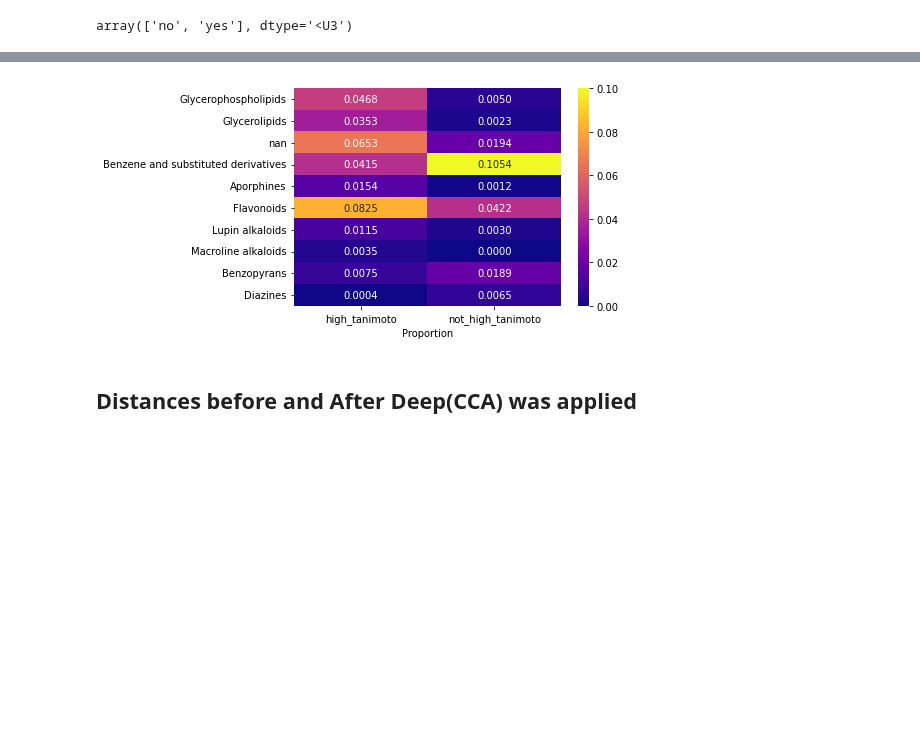
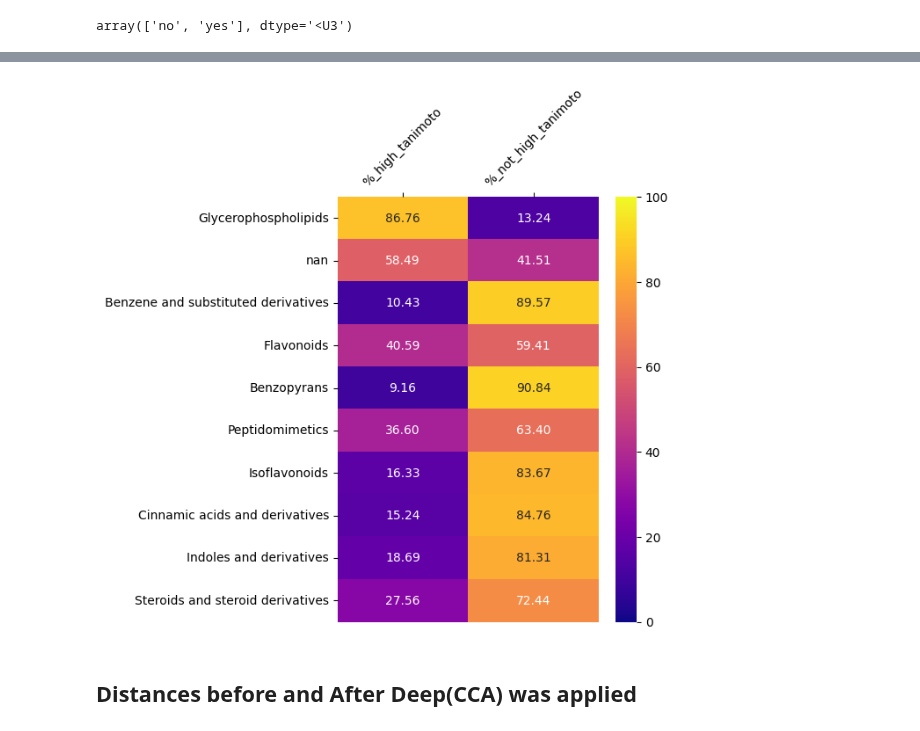
Before and after one commit to LukaLmelias/DeepCCA_thesis, a Jupyter notebook: final_model_prediction_and_evaluation.ipynb, the cells around one changed output, grey strips where cells are left out. Cells and saved outputs as stored; diff of their text form; code cells hidden in the pictures; blank space fills up the shorter version.

```diff
--- a/final_model_prediction_and_evaluation.ipynb
+++ b/final_model_prediction_and_evaluation.ipynb
@@ -653,6 +649,6 @@ print(len(high_class),len(medium_class),len(low_class))
 # %%
 yes_no = []
-for score in test_df['cca_category']:
+for score in test_df['deepcca_category']:
     if score == 'High (tanimoto>=0.8)':
         yes_no.append('yes')
     else:
@@ -717,14 +713,14 @@ high_enriched_df = pd.DataFrame({'cf_class':[x for x in xclass],
                             'pvalue':[x for x in pval],
                             'class_total': [x for x in class_total],
                             '#_high_tanimoto': [x for x in class_identified],
-                           'ratio_class_high_tanimoto': [x for x in success_rate],
-                           'ratio_class_not_high_tanimoto': [x for x in unsuccess_rate],
-                            'high_tanimoto': [x for x in all_success],
-                            'not_high_tanimoto': [x for x in all_unsuccess]}
+                           'class_high_tanimoto': [x*100 for x in success_rate],
+                           'class_low_tanimoto': [x*100 for x in unsuccess_rate],
+                            '%_high_tanimoto': [x*100 for x in all_success],
+                            '%_low_tanimoto': [x*100 for x in all_unsuccess]}
 
                           )
 
-high_enriched_df = high_enriched_df.sort_values(['pvalue','ratio_class_high_tanimoto'],
+high_enriched_df = high_enriched_df.sort_values(['pvalue','class_high_tanimoto'],
                                                 ascending = [True, False])
 # %%
 high_enriched_df.head(10)
@@ -743,8 +739,21 @@ high_enriched_df.head(10)
 # %%
 #drop some columns that arent useful in heatmap
+high_enriched_df = high_enriched_df[high_enriched_df['class_total']>100]
+
 new_df_high = high_enriched_df.drop(columns=['cf_class',
                                              'class_total',
                                              'pvalue',
-                                             'ratio_class_high_tanimoto',
-                                             'ratio_class_not_high_tanimoto',
-                                             '#_high_tanimoto'])
+                                             '%_high_tanimoto',
+                                             '#_high_tanimoto',
+                                             '%_low_tanimoto'
+                                            ])
+
+
+
+from sklearn.preprocessing import MinMaxScaler
+
+#scaler = MinMaxScaler()
+#df_scaled = scaler.fit_transform(new_df_high.to_numpy())
+#new_df_high = pd.DataFrame(df_scaled, columns=[
+ # 'ratio_class_high_tanimoto', 'ratio_class_not_high_tanimoto', 'high_tanimoto', 'not_high_tanimoto'])
+new_df_high.head()
@@ -751,13 +781,19 @@ new_df_high = high_enriched_df.drop(columns=['cf_class',
 # %%
+plt.figure(figsize=(4.8, 6.4),dpi=100)
 lab = [x for x in high_enriched_df['cf_class'].head(10)]
-sns.heatmap(new_df_high.head(10), yticklabels = lab, vmin=0, vmax=0.1,cmap="plasma",
-          annot=True, fmt=".4f")
+ax=sns.heatmap(new_df_high.head(10), yticklabels = lab, vmin=0, vmax=100,cmap="plasma",annot=True,
+          fmt=".2f")
 #plt.title('Chemical class proportion in hits \nwith tanimoto > 0.8 vs hits with tanimoto < 0.8 \n')
 #plt.savefig(f'./sdl_768_15_dims/heatmap_high_scoring_hits_by_{metric}_distance',bbox_inches = 'tight')
-plt.xlabel('Proportion')
+#plt.xlabel('Proportion')
+
+
+ax.xaxis.tick_top() # x axis on top
+ax.xaxis.set_label_position('top')
+plt.xticks([0.5,1.5], labels=['%_high_tanimoto', '%_not_high_tanimoto'],rotation=45)
 plt.show()
 # %% [output]
-[figure, old version]
+[figure, new version]
 # %% [markdown]
 <h2> Distances before and After Deep(CCA) was applied </h2>
 # %% [markdown]
```
Also changed, not shown: parts of 9 cells of this notebook.
